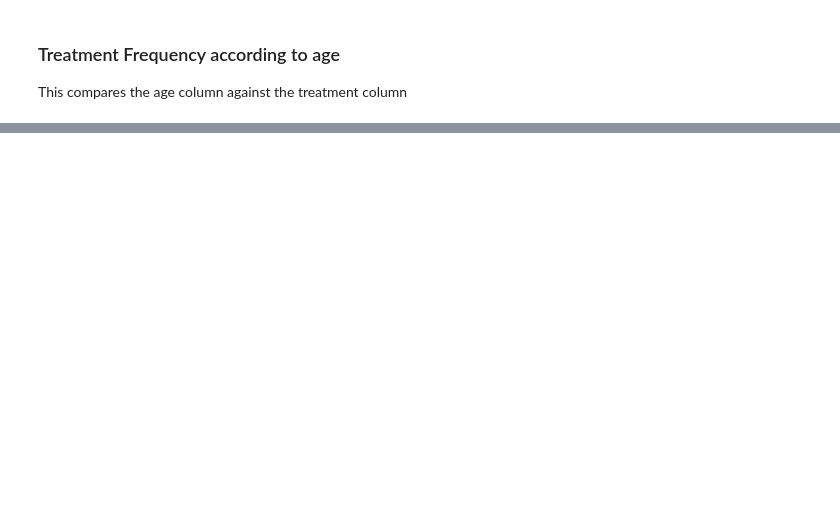
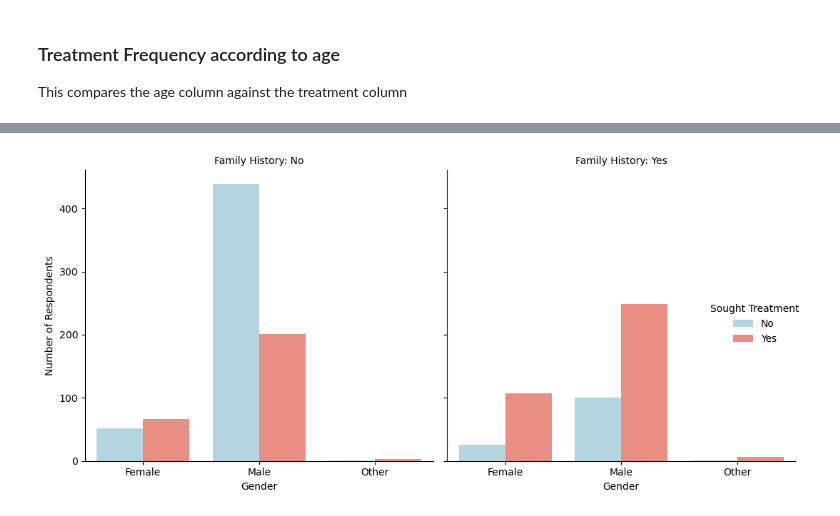
Before and after one commit to dinakajoy/mental-health-treatment-prediction, a Jupyter notebook: end-to-end-mental-health-treatment-prediction.ipynb, the cells around one changed output, grey strips where cells are left out. Saved outputs shown, nothing was run; the diff lists cells and outputs as text; code cells hidden in the pictures; blank space fills up the shorter version.

```diff
--- a/end-to-end-mental-health-treatment-prediction.ipynb
+++ b/end-to-end-mental-health-treatment-prediction.ipynb
@@ -245,0 +480,7 @@ pd.crosstab(df_tmp.treatment, df_tmp.family_history)
+# %%
+# Group by gender and family_history columns and count
+grouped_df = df.groupby(
+    ["gender", "family_history", "treatment"],
+    observed=True
+).size().reset_index(name="count")
+grouped_df
@@ -245,0 +501,22 @@ pd.crosstab(df_tmp.treatment, df_tmp.family_history)
+# %%
+# Plot: One chart for "Family History = Yes", one for "No"
+g = sns.catplot(
+    data=grouped_df,
+    kind="bar",
+    x="gender", y="count",
+    hue="treatment",
+    col="family_history",
+    palette=custom_palette,
+    height=5, aspect=1
+)
+
+g.set_titles("Family History: {col_name}")
+g.set_axis_labels("Gender", "Number of Respondents")
+g._legend.set_title("Sought Treatment")
+plt.tight_layout()
+
+# Save the plot to a file
+plt.savefig("images/distributions.png", dpi=300, bbox_inches='tight')
+plt.show()
+# %% [output]
+[figure, added]
```
Also changed, not shown: parts of 79 cells of this notebook, 11 other files.
